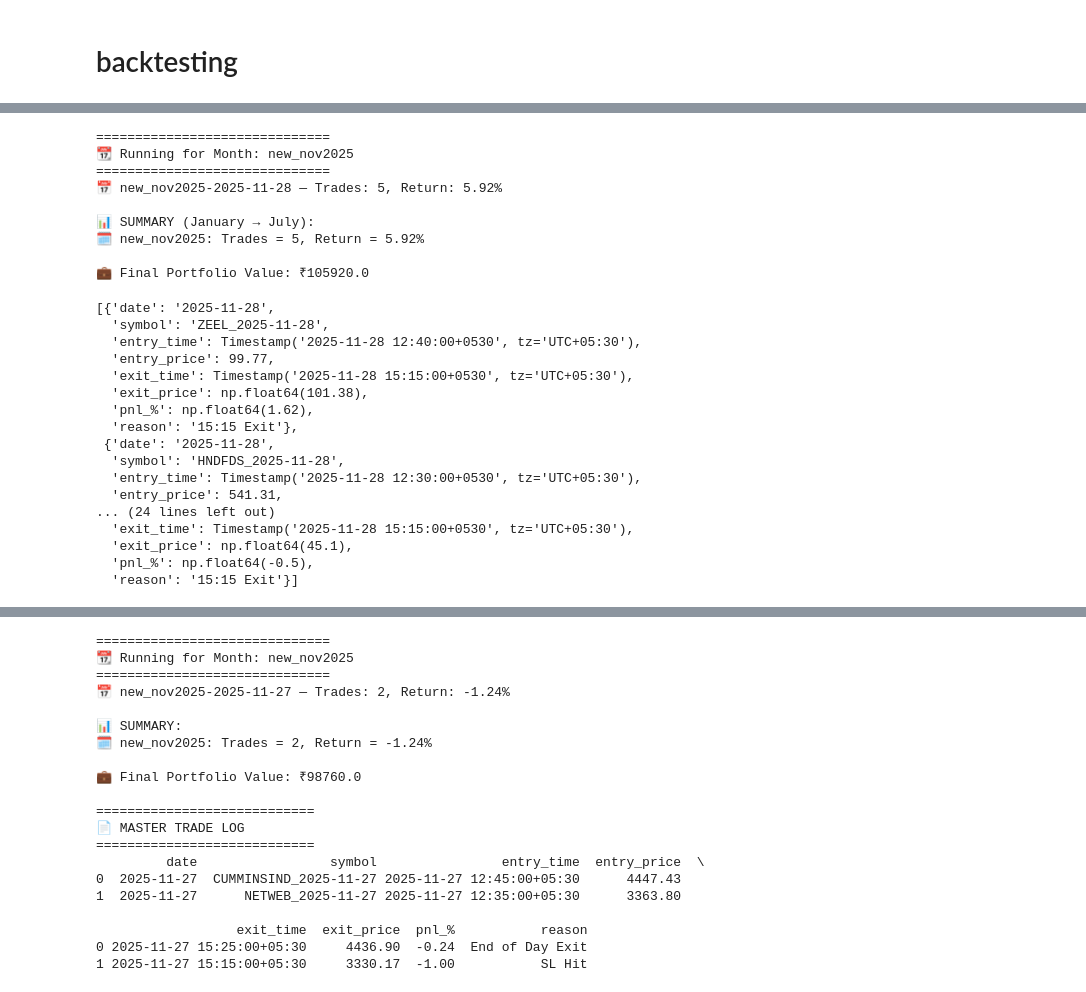
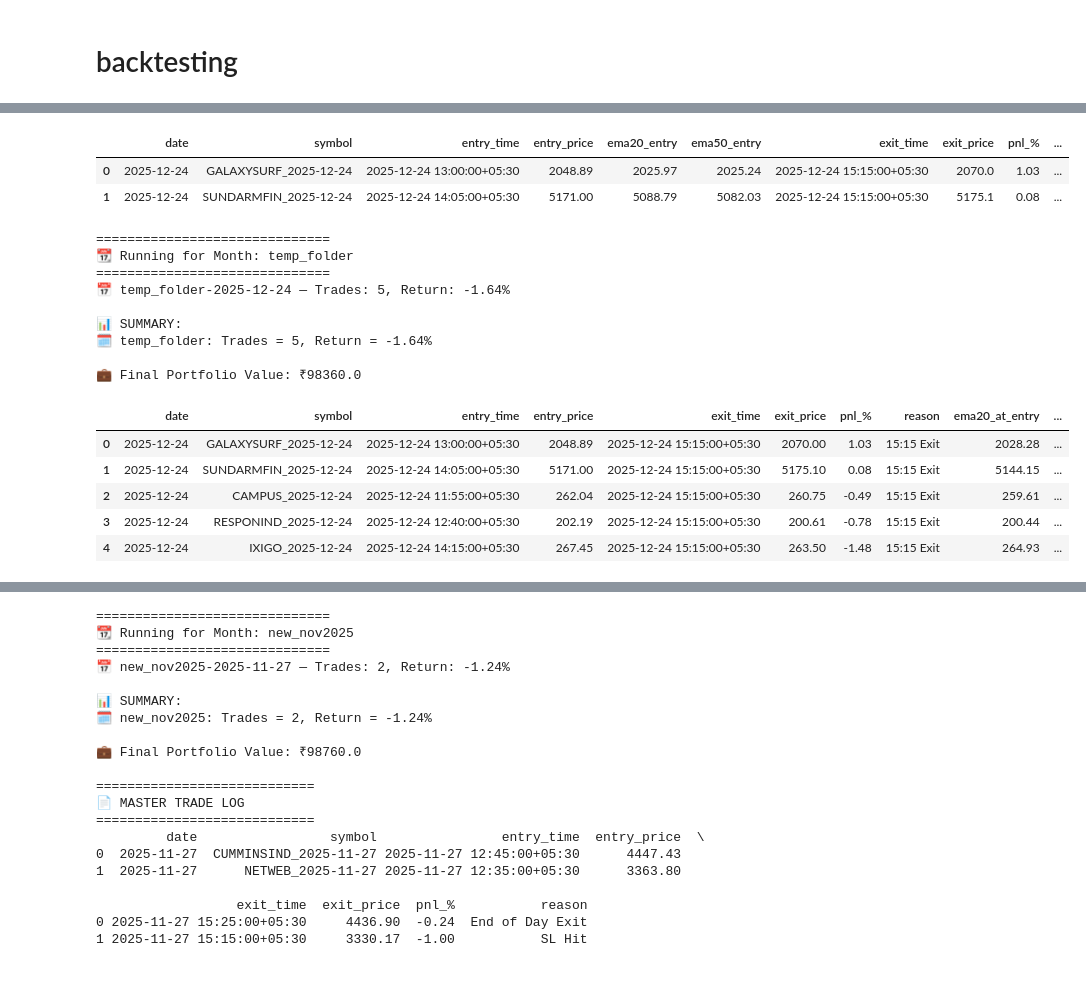
Before and after one commit to algotraders8055-bot/Algo_Trading_Breakout, a Jupyter notebook: Data_Download.ipynb, the cells around one changed output, grey strips where cells are left out. Saved outputs shown, nothing was run; the diff lists cells and outputs as text; code cells hidden in the pictures.

```diff
--- a/Data_Download.ipynb
+++ b/Data_Download.ipynb
@@ -906,7 +1121,14 @@ daily_trades
+# %%
+dfema = pd.DataFrame(all_trades)
+dfema
+# %% [output]
+|  | date | symbol | entry_time | entry_price | ema20_entry | ema50_entry | exit_time | exit_price | pnl_% | ... |
+| 0 | 2025-12-24 | GALAXYSURF_2025-12-24 | 2025-12-24 13:00:00+05:30 | 2048.89 | 2025.97 | 2025.24 | 2025-12-24 15:15:00+05:30 | 2070.0 | 1.03 | ... |
+| 1 | 2025-12-24 | SUNDARMFIN_2025-12-24 | 2025-12-24 14:05:00+05:30 | 5171.00 | 5088.79 | 5082.03 | 2025-12-24 15:15:00+05:30 | 5175.1 | 0.08 | ... |
 # %%
 # EMA FOR MONTHS
 
-### trying ema
+####### NOTING THE EMA VALUES
 
 import os
 import pandas as pd
@@ -915,7 +1137,8 @@ import time
 from collections import defaultdict
 
 # === CONFIG ===
-months = ["new_nov2025"]
+months = ["temp_folder"]
+#months = ["June2024","July2024","August2024"]
 base_root = "/content/drive/MyDrive/kite_1min_data"
 window_size = 24
 max_range_pct = 0.01
@@ -953,22 +1176,21 @@ def load_and_resample_5min(csv_path):
 
     return df_5min
 
+
 def simulate_exit(entry_price, sl, candles_after_entry):
     exit_cutoff = pd.to_datetime("15:15").time()
 
     for _, row in candles_after_entry.iterrows():
-        # Stop checking after 15:15
         if row.name.time() >= exit_cutoff:
             final_price = row['close']
             return row.name, final_price, ((final_price - entry_price) / entry_price) * 100, '15:15 Exit'
 
-        # SL Hit BEFORE 15:15
         if row['low'] <= sl:
             return row.name, sl, ((sl - entry_price) / entry_price) * 100, 'SL Hit'
 
-    # If no SL hit & no candle at/after 15:15
     final_price = candles_after_entry.iloc[-1]['close']
     return candles_after_entry.index[-1], final_price, ((final_price - entry_price) / entry_price) * 100, 'End of Day Exit'
+
 
 
 def dynamic_range_breakout(df, symbol, date):
@@ -980,7 +1202,6 @@ def dynamic_range_breakout(df, symbol, date):
     df['ema20'] = df['close'].ewm(span=20, adjust=False).mean()
     df['ema50'] = df['close'].ewm(span=50, adjust=False).mean()
 
-    # Only bullish trend allowed
     if df['ema20'].iloc[-1] <= df['ema50'].iloc[-1]:
         return trades
 
@@ -998,6 +1219,7 @@ def dynamic_range_breakout(df, symbol, date):
         mean_volume = range_df['volume'].mean()
 
         if r_width < max_range_pct:
+
             breakout_candle = df.iloc[i + window_size]
 
             if breakout_candle.name.time() > pd.to_datetime("14:30").time():
@@ -1026,6 +1248,7 @@ def dynamic_range_breakout(df, symbol, date):
                         break
 
                     if row['high'] >= target_entry_price:
+
                         entry_price = target_entry_price
                         sl = entry_price * 0.99
 
@@ -1037,6 +1260,12 @@ def dynamic_range_breakout(df, symbol, date):
                             entry_price, sl, remaining_candles
                         )
 
+                        # ================================
+                        # 🔥 NEW: Store EMA20 & EMA50 at entry
+                        # ================================
+                        ema20_entry = row['ema20']
+                        ema50_entry = row['ema50']
+
                         trades.append({
                             'date': date,
                             'symbol': symbol,
@@ -1045,14 +1274,18 @@ def dynamic_range_breakout(df, symbol, date):
                             'exit_time': exit_time,
                             'exit_price': round(exit_price, 2),
                             'pnl_%': round(pnl_pct, 2),
-                            'reason': reason
+                            'reason': reason,
+                            'ema20_at_entry': round(ema20_entry, 2),
+                            'ema50_at_entry': round(ema50_entry, 2)
                         })
+
                         return trades
 
     return trades
 
+### split the amt and check the new code
 
-# === MAIN LOOP FOR JAN → JUL ===
+# === MAIN LOOP ===
 portfolio_value = 100000
 date_to_returns, date_to_trades = {}, {}
 monthly_returns = defaultdict(float)
@@ -1108,38 +1341,28 @@ for month in months:
 
 
 # === SUMMARY ===
-print("\n📊 SUMMARY (January → July):")
+print("\n📊 SUMMARY:")
 for m in months:
     print(f"🗓️ {m}: Trades = {monthly_trades[m]}, Return = {monthly_returns[m]:.2f}%")
 
 print(f"\n💼 Final Portfolio Value: ₹{round(portfolio_value, 2)}")
 # %% [output]
 ==============================
-📆 Running for Month: new_nov2025
+📆 Running for Month: temp_folder
 ==============================
-📅 new_nov2025-2025-11-28 — Trades: 5, Return: 5.92%
+📅 temp_folder-2025-12-24 — Trades: 5, Return: -1.64%
 
-📊 SUMMARY (January → July):
-🗓️ new_nov2025: Trades = 5, Return = 5.92%
+📊 SUMMARY:
+🗓️ temp_folder: Trades = 5, Return = -1.64%
 
-💼 Final Portfolio Value: ₹105920.0
+💼 Final Portfolio Value: ₹98360.0
-# %%
-daily_trades
-# %% [output]
-[{'date': '2025-11-28',
-  'symbol': 'ZEEL_2025-11-28',
-  'entry_time': Timestamp('2025-11-28 12:40:00+0530', tz='UTC+05:30'),
-  'entry_price': 99.77,
-  'exit_time': Timestamp('2025-11-28 15:15:00+0530', tz='UTC+05:30'),
-  'exit_price': np.float64(101.38),
-  'pnl_%': np.float64(1.62),
-  'reason': '15:15 Exit'},
- {'date': '2025-11-28',
-  'symbol': 'HNDFDS_2025-11-28',
-  'entry_time': Timestamp('2025-11-28 12:30:00+0530', tz='UTC+05:30'),
-  'entry_price': 541.31,
-... (24 lines left out)
-  'exit_time': Timestamp('2025-11-28 15:15:00+0530', tz='UTC+05:30'),
-  'exit_price': np.float64(45.1),
-  'pnl_%': np.float64(-0.5),
-  'reason': '15:15 Exit'}]
+# %%
+df_ema = pd.DataFrame(daily_trades)
+df_ema
+# %% [output]
+|  | date | symbol | entry_time | entry_price | exit_time | exit_price | pnl_% | reason | ema20_at_entry | ... |
+| 0 | 2025-12-24 | GALAXYSURF_2025-12-24 | 2025-12-24 13:00:00+05:30 | 2048.89 | 2025-12-24 15:15:00+05:30 | 2070.00 | 1.03 | 15:15 Exit | 2028.28 | ... |
+| 1 | 2025-12-24 | SUNDARMFIN_2025-12-24 | 2025-12-24 14:05:00+05:30 | 5171.00 | 2025-12-24 15:15:00+05:30 | 5175.10 | 0.08 | 15:15 Exit | 5144.15 | ... |
+| 2 | 2025-12-24 | CAMPUS_2025-12-24 | 2025-12-24 11:55:00+05:30 | 262.04 | 2025-12-24 15:15:00+05:30 | 260.75 | -0.49 | 15:15 Exit | 259.61 | ... |
+| 3 | 2025-12-24 | RESPONIND_2025-12-24 | 2025-12-24 12:40:00+05:30 | 202.19 | 2025-12-24 15:15:00+05:30 | 200.61 | -0.78 | 15:15 Exit | 200.44 | ... |
+| 4 | 2025-12-24 | IXIGO_2025-12-24 | 2025-12-24 14:15:00+05:30 | 267.45 | 2025-12-24 15:15:00+05:30 | 263.50 | -1.48 | 15:15 Exit | 264.93 | ... |
```
Also changed, not shown: parts of 46 cells of this notebook.
